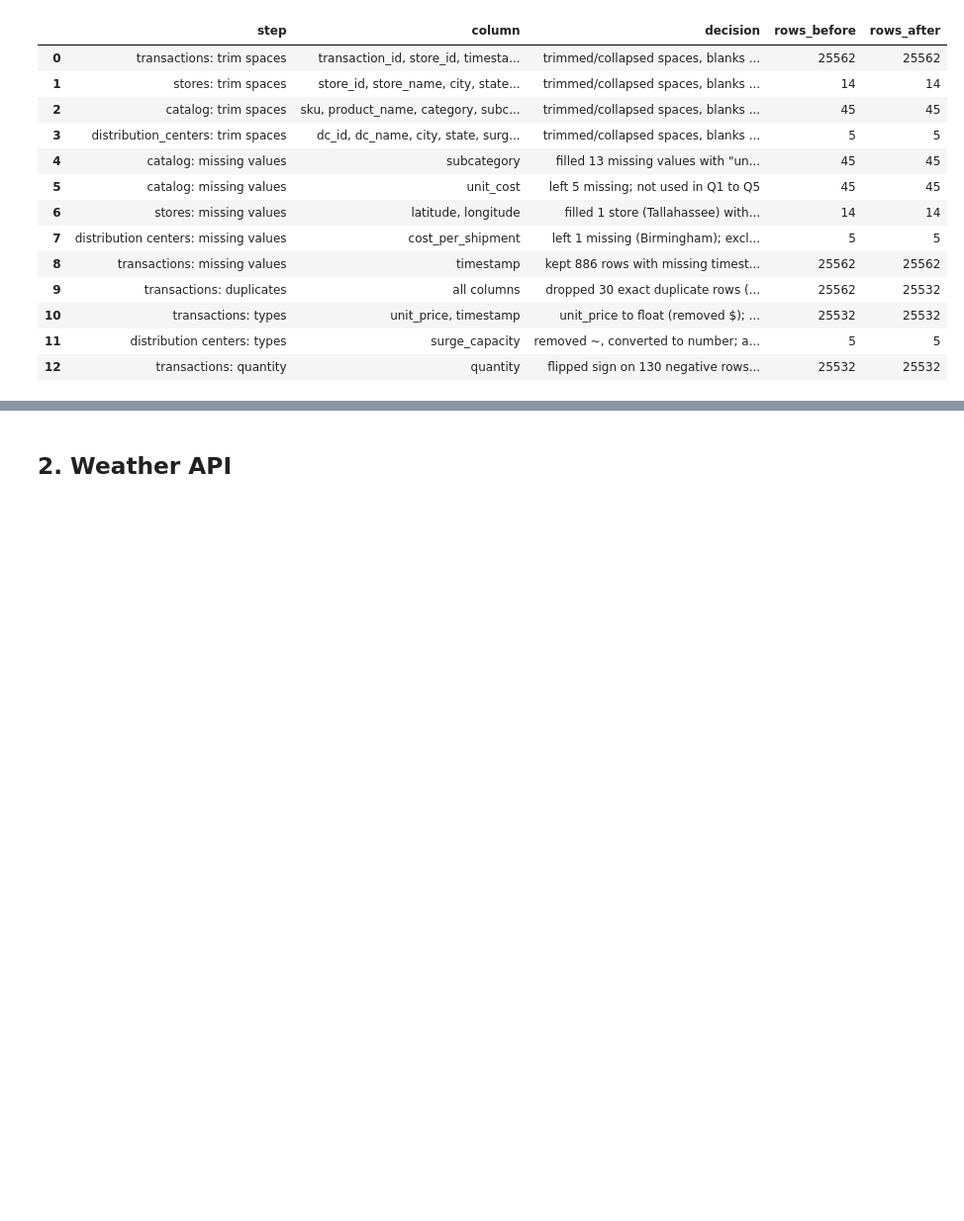
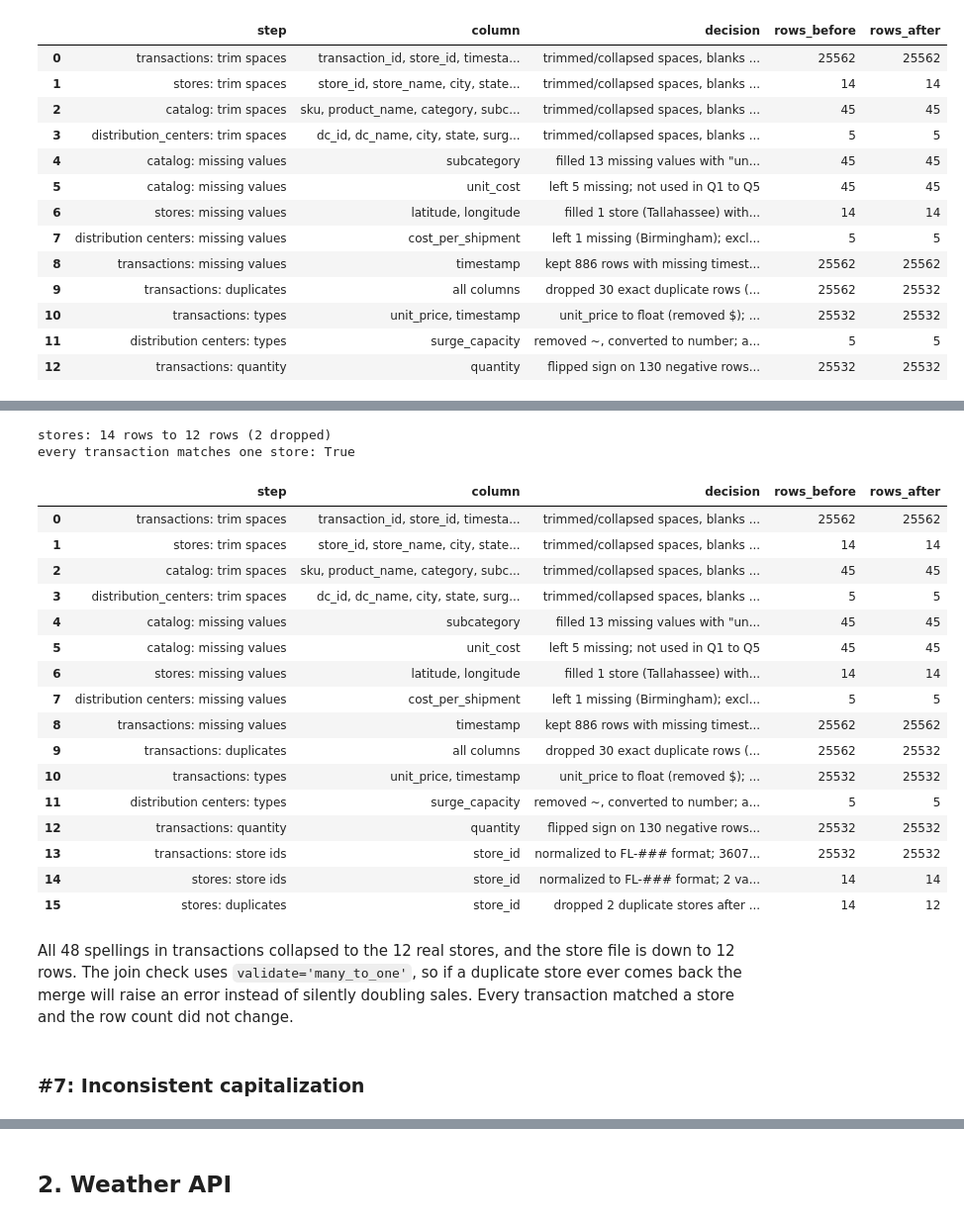
Before and after one commit to eviemcmahan/walmart-hurricane-project, a Jupyter notebook: notebooks/team_notebook.ipynb, the cells around one changed output, grey strips where cells are left out. Shown at 99% size. Saved outputs shown, nothing was run; the diff lists cells and outputs as text; code cells hidden in the pictures; blank space fills up the shorter version.

Commit message:
Add cleaning steps 6-10 and clean_all pipeline

```diff
--- a/notebooks/team_notebook.ipynb
+++ b/notebooks/team_notebook.ipynb
@@ -427,0 +439,23 @@ min quantity now: 1
+# %%
+def normalize_store_id(s):
+    """'fl_239', 'FL239', 'FL 239' -> 'FL-239'"""
+    s = s.str.upper().str.strip().str.replace(r'[^A-Z0-9]', '', regex=True) # Uppercase and remove separators
+    return s.str[:2] + '-' + s.str[2:] # Put the dash back after the state letters
+
+def fix_store_ids(tables):
+    out = dict(tables)
+    for name in ['transactions', 'stores']: # Both files have the store_id column
+        df = out[name].copy()
+        before = df['store_id'].nunique()
+        new_ids = normalize_store_id(df['store_id'])
+        changed = int((df['store_id'] != new_ids).sum())
+        df['store_id'] = new_ids
+        log(f'{name}: store ids', 'store_id', # Log the decision
+            f'normalized to FL-### format; {changed} values changed; distinct ids {before} -> {df["store_id"].nunique()}',
+            len(df), len(df))
+        print(f'{name}: distinct store ids {before} -> {df["store_id"].nunique()} ({changed} values changed)')
+        out[name] = df
+    return out
+
+cleaned = fix_store_ids(cleaned) # Run the function
+cleaned['stores'][cleaned['stores']['store_id'].duplicated(keep=False)] # The store rows that are now duplicates
@@ -427,0 +472,43 @@ min quantity now: 1
+# %%
+def drop_duplicate_stores(df):
+    n = len(df)
+    out = df.drop_duplicates(subset='store_id') # Keep the first copy of each store
+    log('stores: duplicates', 'store_id',
+        f'dropped {n - len(out)} duplicate stores after normalizing store_id (kept first copy)', n, len(out))
+    print(f'stores: {n} rows to {len(out)} rows ({n - len(out)} dropped)')
+    return out
+
+cleaned['stores'] = drop_duplicate_stores(cleaned['stores']) # Run the function
+assert cleaned['stores']['store_id'].is_unique
+
+# Check that every transaction now finds its store, without duplicating any rows
+t = cleaned['transactions']
+check = t.merge(cleaned['stores'][['store_id', 'city']], on='store_id', how='left', validate='many_to_one')
+assert len(check) == len(t), 'the join changed the row count'
+assert check['city'].notna().all(), 'some store ids did not match the store file'
+print('every transaction matches one store:', len(check) == len(t))
+pd.DataFrame(decision_log)
+# %% [output]
+stores: 14 rows to 12 rows (2 dropped)
+every transaction matches one store: True
+|  | step | column | decision | rows_before | rows_after |
+| 0 | transactions: trim spaces | transaction_id, store_id, timesta... | trimmed/collapsed spaces, blanks ... | 25562 | 25562 |
+| 1 | stores: trim spaces | store_id, store_name, city, state... | trimmed/collapsed spaces, blanks ... | 14 | 14 |
+| 2 | catalog: trim spaces | sku, product_name, category, subc... | trimmed/collapsed spaces, blanks ... | 45 | 45 |
+| 3 | distribution_centers: trim spaces | dc_id, dc_name, city, state, surg... | trimmed/collapsed spaces, blanks ... | 5 | 5 |
+| 4 | catalog: missing values | subcategory | filled 13 missing values with "un... | 45 | 45 |
+| 5 | catalog: missing values | unit_cost | left 5 missing; not used in Q1 to Q5 | 45 | 45 |
+| 6 | stores: missing values | latitude, longitude | filled 1 store (Tallahassee) with... | 14 | 14 |
+| 7 | distribution centers: missing values | cost_per_shipment | left 1 missing (Birmingham); excl... | 5 | 5 |
+| 8 | transactions: missing values | timestamp | kept 886 rows with missing timest... | 25562 | 25562 |
+| 9 | transactions: duplicates | all columns | dropped 30 exact duplicate rows (... | 25562 | 25532 |
+| 10 | transactions: types | unit_price, timestamp | unit_price to float (removed $); ... | 25532 | 25532 |
+| 11 | distribution centers: types | surge_capacity | removed ~, converted to number; a... | 5 | 5 |
+| 12 | transactions: quantity | quantity | flipped sign on 130 negative rows... | 25532 | 25532 |
+| 13 | transactions: store ids | store_id | normalized to FL-### format; 3607... | 25532 | 25532 |
+| 14 | stores: store ids | store_id | normalized to FL-### format; 2 va... | 14 | 14 |
+| 15 | stores: duplicates | store_id | dropped 2 duplicate stores after ... | 14 | 12 |
+# %% [markdown]
+All 48 spellings in transactions collapsed to the 12 real stores, and the store file is down to 12 rows. The join check uses `validate='many_to_one'`, so if a duplicate store ever comes back the merge will raise an error instead of silently doubling sales. Every transaction matched a store and the row count did not change.
+# %% [markdown]
+### #7: Inconsistent capitalization
```
Also changed, not shown: parts of 31 cells of this notebook.
